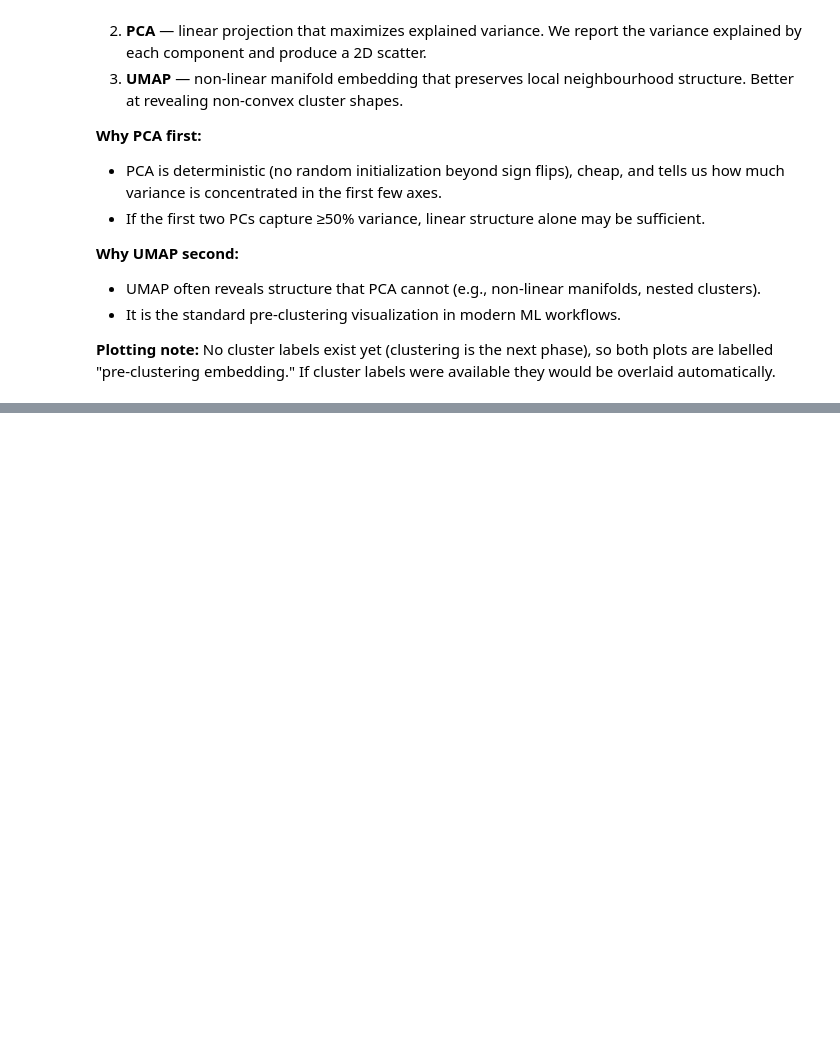
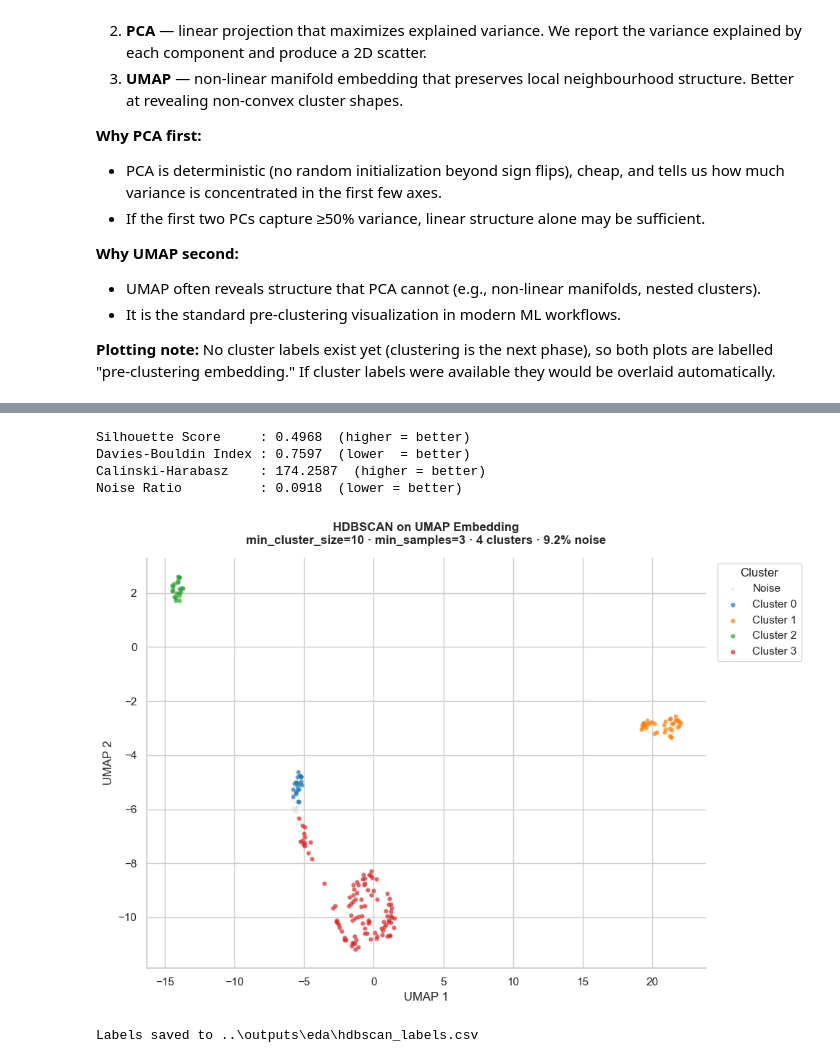
Before and after one commit to INSY-664-GROUP-PROJECT/toronto-housing-ml, a Jupyter notebook: notebooks/toronto_housing_clustering_baseline.ipynb, the cells around one changed output, grey strips where cells are left out. Saved outputs shown, nothing was run; the diff lists cells and outputs as text; code cells hidden in the pictures; blank space fills up the shorter version.

```diff
--- a/notebooks/toronto_housing_clustering_baseline.ipynb
+++ b/notebooks/toronto_housing_clustering_baseline.ipynb
@@ -1429,0 +1846,67 @@ print('═' * 60)
+# %%
+HDBSCAN_FIG_PATH = REPORT_FIG_DIR / 'hdbscan_umap.png'
+HDBSCAN_OUTPUT_PATH = OUTPUT_DIR / 'hdbscan_labels.csv'
+
+# ── Metrics (excluding noise points) ─────────────────────────────
+mask = hdbscan_labels != -1
+
+if mask.sum() > 0 and n_clusters > 1:
+    sil = silhouette_score(feature_matrix_selected[mask], hdbscan_labels[mask])
+    db  = davies_bouldin_score(feature_matrix_selected[mask], hdbscan_labels[mask])
+    ch  = calinski_harabasz_score(feature_matrix_selected[mask], hdbscan_labels[mask])
+else:
+    sil = db = ch = float('nan')
+
+print(f'Silhouette Score     : {sil:.4f}  (higher = better)')
+print(f'Davies-Bouldin Index : {db:.4f}  (lower  = better)')
+print(f'Calinski-Harabasz    : {ch:.4f}  (higher = better)')
+print(f'Noise Ratio          : {noise_ratio:.4f}  (lower = better)')
+
+# ── UMAP scatter coloured by HDBSCAN label ────────────────────────
+plot_df = pd.DataFrame(umap_coords, columns=['UMAP1', 'UMAP2'])
+plot_df['cluster'] = hdbscan_labels.astype(str)
+
+fig, ax = plt.subplots(figsize=(10, 7))
+
+# Plot noise points first in grey
+noise_df = plot_df[plot_df['cluster'] == '-1']
+ax.scatter(noise_df['UMAP1'], noise_df['UMAP2'],
+           color='#d1d5db', s=12, alpha=0.4, label='Noise', linewidths=0)
+
+# Plot clusters
+cluster_ids = sorted([c for c in plot_df['cluster'].unique() if c != '-1'], key=int)
+palette = sns.color_palette('tab10', n_colors=len(cluster_ids))
+
+for i, cid in enumerate(cluster_ids):
+    grp = plot_df[plot_df['cluster'] == cid]
+    ax.scatter(grp['UMAP1'], grp['UMAP2'],
+               color=palette[i], s=20, alpha=0.7,
+               label=f'Cluster {cid}', linewidths=0)
+
+ax.set_title(
+    f'HDBSCAN on UMAP Embedding\n'
+    f'min_cluster_size={HDBSCAN_MIN_CLUSTER_SIZE} · '
+    f'min_samples={HDBSCAN_MIN_SAMPLES} · '
+    f'{n_clusters} clusters · {noise_ratio:.1%} noise',
+    fontsize=12, fontweight='bold', pad=14,
+)
+ax.set_xlabel('UMAP 1')
+ax.set_ylabel('UMAP 2')
+ax.legend(title='Cluster', bbox_to_anchor=(1.01, 1), loc='upper left')
+sns.despine()
+plt.tight_layout()
+plt.savefig(HDBSCAN_FIG_PATH, dpi=150, bbox_inches='tight')
+plt.show()
+
+# ── Save labels ───────────────────────────────────────────────────
+adaptive_grid[['adaptive_cell_id', 'centroid_lat', 'centroid_lon', 'hdbscan_cluster']].to_csv(
+    HDBSCAN_OUTPUT_PATH, index=False
+)
+print(f'\nLabels saved to {HDBSCAN_OUTPUT_PATH}')
+# %% [output]
+Silhouette Score     : 0.4968  (higher = better)
+Davies-Bouldin Index : 0.7597  (lower  = better)
+Calinski-Harabasz    : 174.2587  (higher = better)
+Noise Ratio          : 0.0918  (lower = better)
+[figure, added]
+Labels saved to ..\outputs\eda\hdbscan_labels.csv
```
Also changed, not shown: parts of 42 cells of this notebook.
